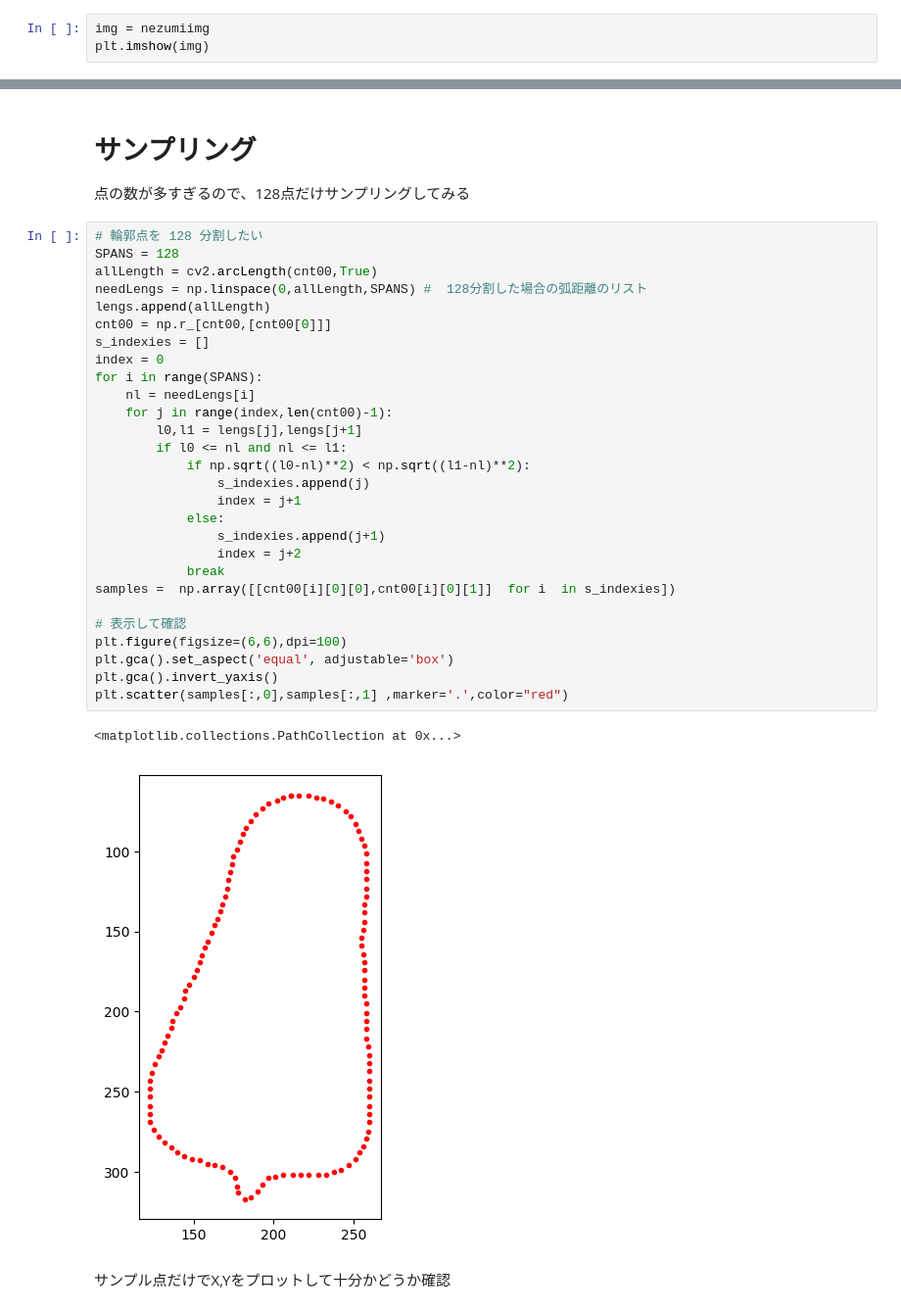
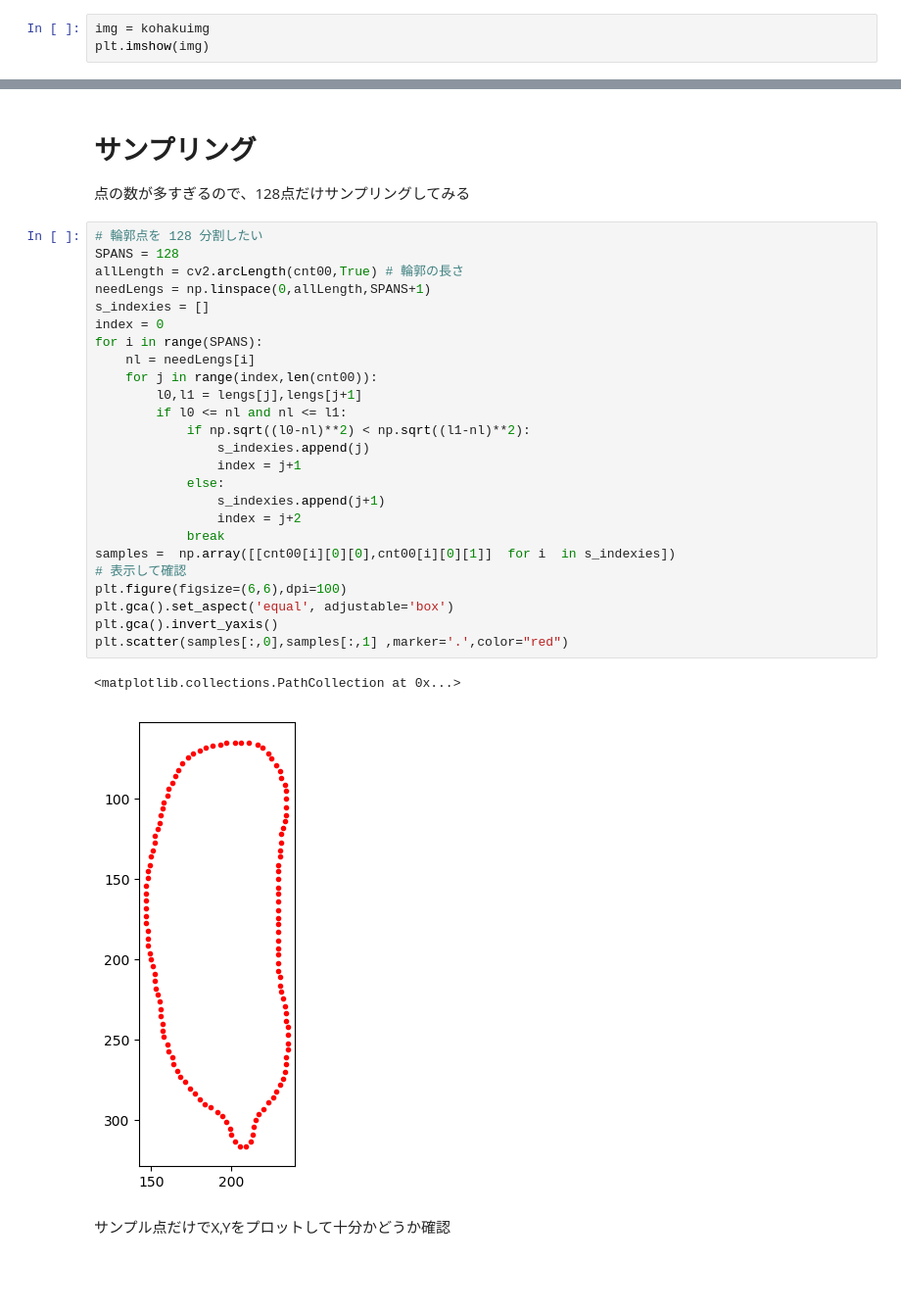
Before and after one commit to iciromaco/RL2nd, a Jupyter notebook: （形状記述）G型フーリエ記述子.ipynb, the cells around one changed output, grey strips where cells are left out. Shown at 98% size. Drawn from its saved outputs; the diff is of its cells as text; blank space fills up the shorter version.

```diff
--- a/（形状記述）G型フーリエ記述子.ipynb
+++ b/（形状記述）G型フーリエ記述子.ipynb
@@ -103,7 +103,7 @@ darumaimg = getstandardShape(cv2.imread(daruma,cv2.IMREAD_GRAYSCALE), unitSize=U
 aomidaimg = getstandardShape(cv2.imread(aomida,cv2.IMREAD_GRAYSCALE), unitSize=UNIT, thres=0.25)
 nezumiimg = getstandardShape(cv2.imread(nezumi,cv2.IMREAD_GRAYSCALE), unitSize=UNIT, thres=0.25)
 # %%
-img = nezumiimg
+img = kohakuimg
 plt.imshow(img)
 # %% [output]
 <matplotlib.image.AxesImage at 0x...>
@@ -149,34 +149,31 @@ plt.plot(lengs,[y for [[x,y]] in cnt00 ])
 # %%
 # 輪郭点を 128 分割したい
 SPANS = 128
-allLength = cv2.arcLength(cnt00,True)
-needLengs = np.linspace(0,allLength,SPANS) #  128分割した場合の弧距離のリスト
-lengs.append(allLength)
-cnt00 = np.r_[cnt00,[cnt00[0]]]
+allLength = cv2.arcLength(cnt00,True) # 輪郭の長さ
+needLengs = np.linspace(0,allLength,SPANS+1)
 s_indexies = []
 index = 0
 for i in range(SPANS):
     nl = needLengs[i]
-    for j in range(index,len(cnt00)-1):
+    for j in range(index,len(cnt00)):
         l0,l1 = lengs[j],lengs[j+1]
         if l0 <= nl and nl <= l1:
             if np.sqrt((l0-nl)**2) < np.sqrt((l1-nl)**2):
                 s_indexies.append(j)
                 index = j+1
             else:
                 s_indexies.append(j+1)
                 index = j+2
             break
 samples =  np.array([[cnt00[i][0][0],cnt00[i][0][1]]  for i  in s_indexies])
-
 # 表示して確認
 plt.figure(figsize=(6,6),dpi=100)
 plt.gca().set_aspect('equal', adjustable='box')
 plt.gca().invert_yaxis()
 plt.scatter(samples[:,0],samples[:,1] ,marker='.',color="red")
 # %% [output]
 <matplotlib.collections.PathCollection at 0x...>
-[figure, old version]
+[figure, new version]
 # %% [markdown]
 サンプル点だけでX,Yをプロットして十分かどうか確認
 # %%
```
Also changed, not shown: parts of 19 cells of this notebook, 4 other files.
